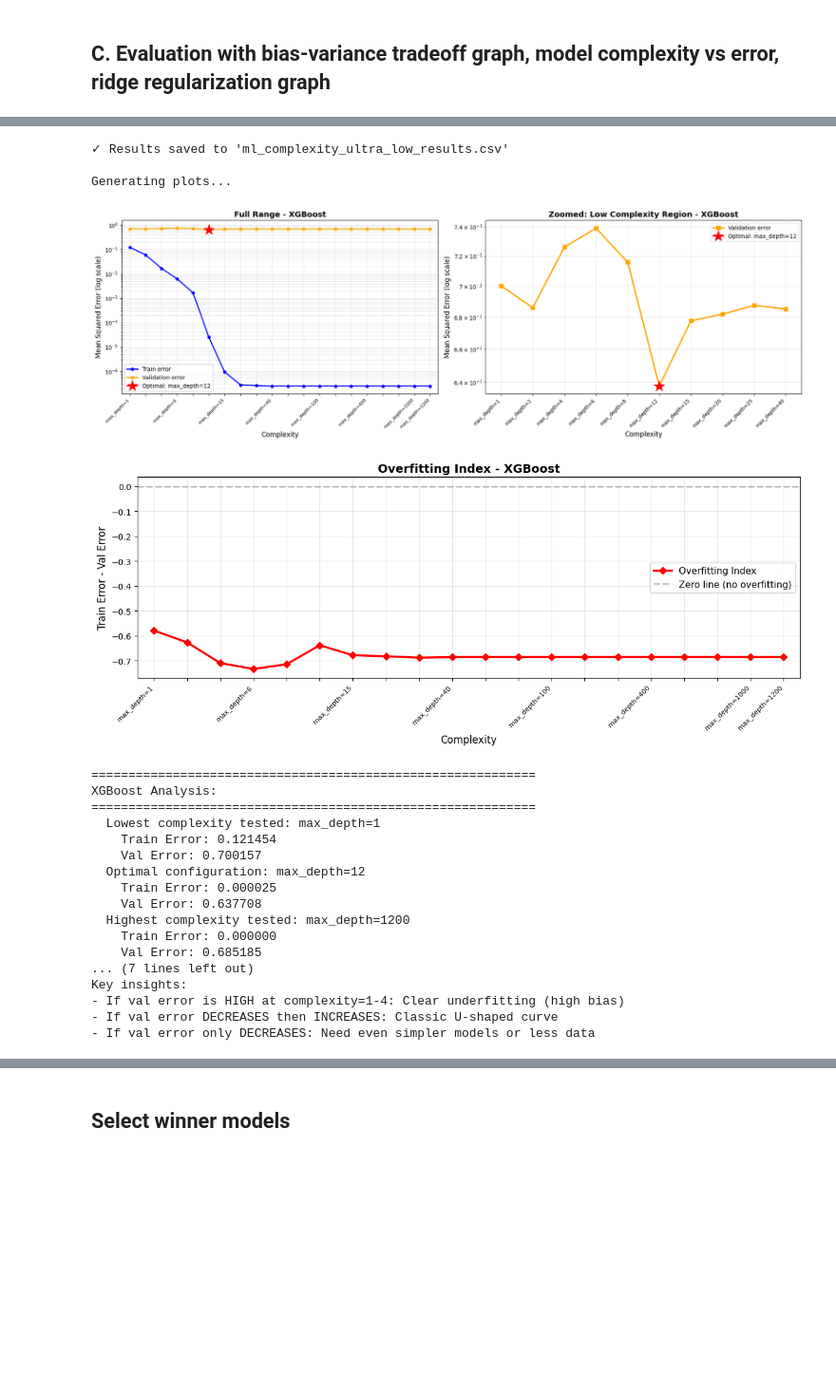
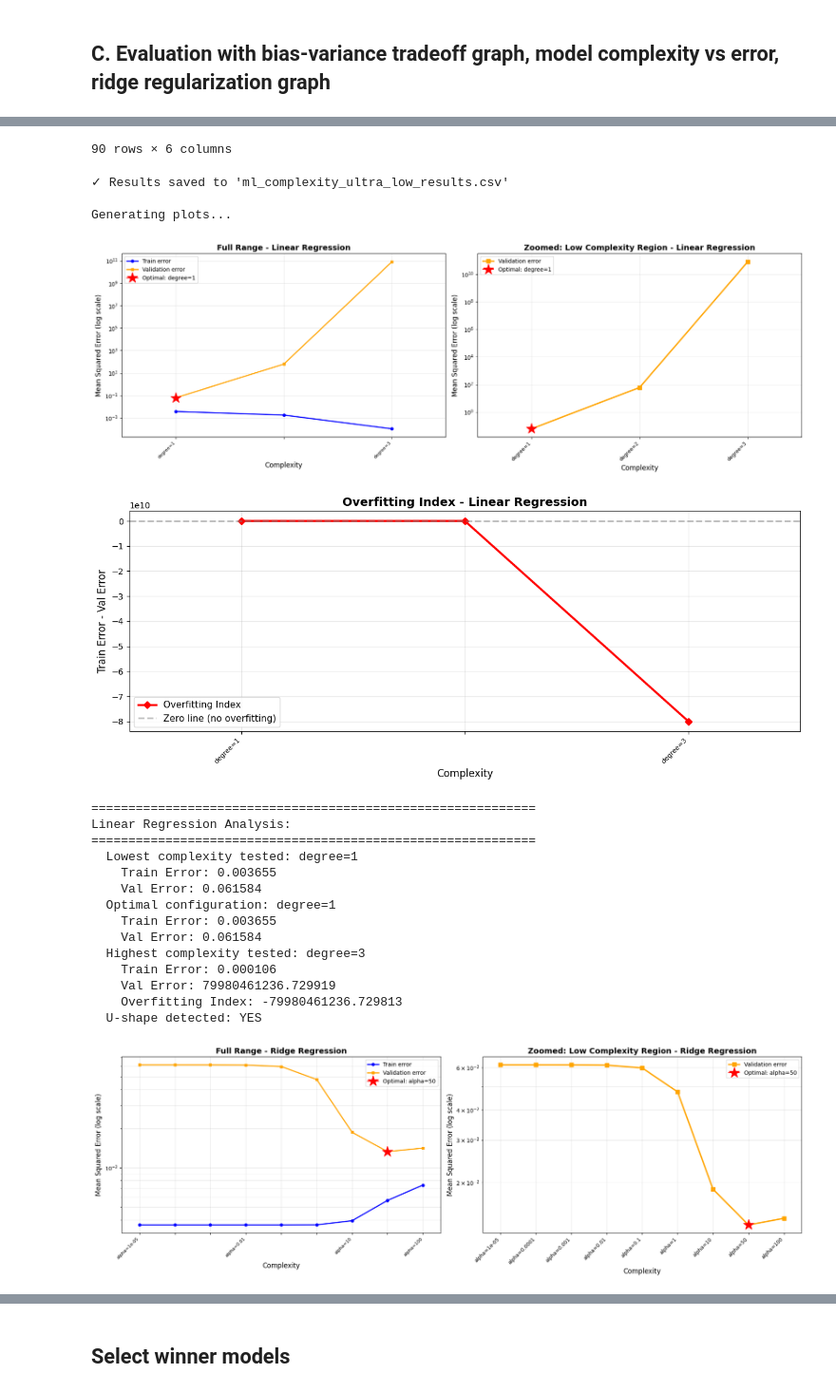
Before and after one commit to ocx-1129/ml_assignment, a Jupyter notebook: newEnergyPredMain.ipynb, the cells around one changed output, grey strips where cells are left out. Shown at 95% size. Drawn from its saved outputs; the diff is of its cells as text; code cells hidden in the pictures; blank space fills up the shorter version.

```diff
--- a/newEnergyPredMain.ipynb
+++ b/newEnergyPredMain.ipynb
@@ -103,6 +105,6 @@ def load_and_split_data(filepath):
     print(f"✓ Data loaded: Train={len(train_df)}, Test={len(test_df)}")
     print(f"✓ Features: {len(feature_cols)}, Target: {target}")
 
-    return train_df, test_df, feature_cols, target
+    return train_df, test_df, feature_cols, target,model_df
 # %% [markdown]
 # EDA
@@ -519,3 +697,5 @@ def preprocess_data(train_df, test_df, feature_cols, target,
     print(f"Total features: {len(current_feature_cols)}")
 
     return X_train, X_test, y_train, y_test, current_feature_cols
+# %%
+train_df, test_df, feature_cols, target,model_df = load_and_split_data('merged_energy_weather_data.csv')
@@ -988,7 +1192,7 @@ def main_pipeline(filepath,
     """
 
     # Step 1: Load and split
-    train_df, test_df, feature_cols, target = load_and_split_data(filepath)
+    train_df, test_df, feature_cols, target,model_df = load_and_split_data(filepath)
 
     # Step 2: Preprocess
     X_train, X_test, y_train, y_test, feature_cols_final = preprocess_data(
@@ -1274,14 +1523,13 @@ def bias_variance_diagnostics(model, X_train, y_train, X_val, y_val):
             "Variance indicator": variance_indicator, "Generalization Gap": gen_gap}
 # %%
 subsample_ratio = 0.3
-N = int(len(data_raw['X_train_scaled']) * subsample_ratio)
+N = int(len(data_full['X_train_scaled']) * subsample_ratio)
 
-# ALL MODELS use scaled data (fix the root problem!)
-X_tr_sub_scaled  = data_raw['X_train_scaled'][:N].copy()
-y_tr_sub_scaled  = data_raw['y_train_scaled'][:N].copy()
-
-X_val_sub_scaled = data_raw['X_train_scaled'][N:].copy()
-y_val_sub_scaled = data_raw['y_train_scaled'][N:].copy()
+# ALL MODELS use scaled data
+X_tr_sub_scaled  = data_full['X_train_scaled'][:N].copy()
+y_tr_sub_scaled  = data_full['y_train_scaled'][:N].copy()
+X_val_sub_scaled = data_full['X_train_scaled'][N:].copy()
+y_val_sub_scaled = data_full['y_train_scaled'][N:].copy()
 
 print(f"✓ Training subset: {X_tr_sub_scaled.shape}")
 print(f"✓ Validation subset: {X_val_sub_scaled.shape}")
@@ -1294,11 +1542,11 @@ print(f"✓ All data is SCALED (StandardScaler)")
 from sklearn.preprocessing import PolynomialFeatures
 
 ml_model_configs = {
-    # "Linear Regression": {"degree": list(range(1, 4))},
-    # "Ridge Regression": {"alpha": [1e-5, 1e-4, 1e-3, 1e-2, 1e-1, 1, 10, 50, 100]},
-    # "Linear SVR": {"C": [1e-5, 1e-4, 1e-3, 1e-2, 1e-1, 1, 10, 100, 1e3, 1e4]},
-    # "Decision Tree": {"max_leaf_nodes": [10,20,30,40,50,60,70,80,90,100,200,300,400,500,600,1000,1200]},
-    # "Random Forest": {"max_depth": list(range(1, 31)) + [None]},
+    "Linear Regression": {"degree": list(range(1, 4))},
+    "Ridge Regression": {"alpha": [1e-5, 1e-4, 1e-3, 1e-2, 1e-1, 1, 10, 50, 100]},
+    "Linear SVR": {"C": [1e-5, 1e-4, 1e-3, 1e-2, 1e-1, 1, 10, 100, 1e3, 1e4]},
+    "Decision Tree": {"max_leaf_nodes": [10,20,30,40,50,60,70,80,90,100,200,300,400,500,600,1000,1200]},
+    "Random Forest": {"max_depth": list(range(1, 31)) + [None]},
     "XGBoost": {"max_depth":[1,2,4,6,8,12,15,20,25,40,60,80,100,150,200,400,600,800,1000,1200]}
 }
 
@@ -1534,22 +1783,21 @@ ULTRA-LOW COMPLEXITY RESULTS:
-✓ Results saved to 'ml_complexity_ultra_low_results.csv'
-
-Generating plots...
+90 rows × 6 columns
+✓ Results saved to 'ml_complexity_ultra_low_results.csv'
+
+Generating plots...
-[figure, old version]
+[figure, new version]
-[figure, old version]
+[figure, new version]
-============================================================
-XGBoost Analysis:
-============================================================
-  Lowest complexity tested: max_depth=1
-    Train Error: 0.121454
-    Val Error: 0.700157
-  Optimal configuration: max_depth=12
-    Train Error: 0.000025
-    Val Error: 0.637708
-  Highest complexity tested: max_depth=1200
-    Train Error: 0.000000
-    Val Error: 0.685185
-... (7 lines left out)
-Key insights:
-- If val error is HIGH at complexity=1-4: Clear underfitting (high bias)
-- If val error DECREASES then INCREASES: Classic U-shaped curve
-- If val error only DECREASES: Need even simpler models or less data
+============================================================
+Linear Regression Analysis:
+============================================================
+  Lowest complexity tested: degree=1
+    Train Error: 0.003655
+    Val Error: 0.061584
+  Optimal configuration: degree=1
+    Train Error: 0.003655
+    Val Error: 0.061584
+  Highest complexity tested: degree=3
+    Train Error: 0.000106
+    Val Error: 79980461236.729919
+    Overfitting Index: -79980461236.729813
+  U-shape detected: YES
+[figure, added]
```
Also changed, not shown: parts of 23 cells of this notebook.
